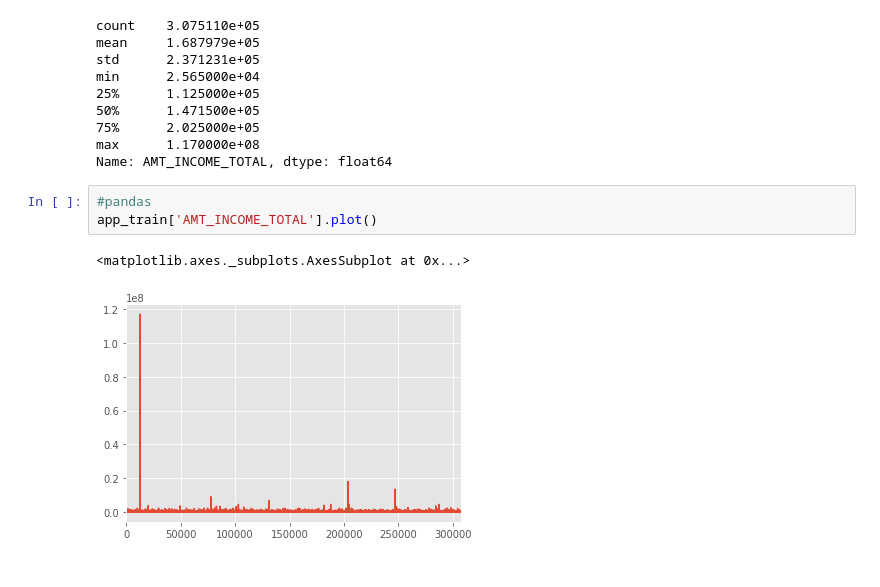
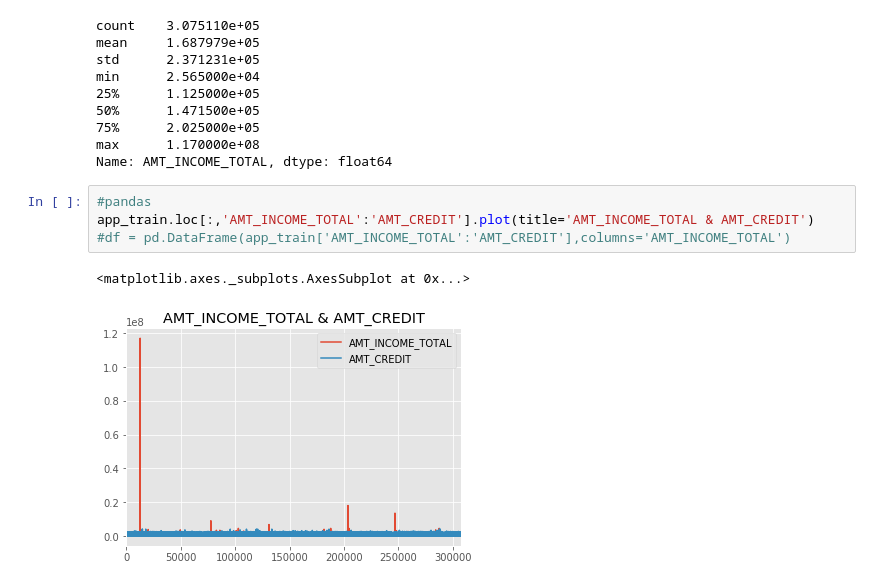
Before and after one commit to caseykcchang/2nd-ML100Days, a Jupyter notebook: homework/D5/Day_005_HW.ipynb, the cells around one changed output. Cells and saved outputs as stored; diff of their text form.

```diff
--- a/homework/D5/Day_005_HW.ipynb
+++ b/homework/D5/Day_005_HW.ipynb
@@ -96,9 +104,10 @@ min      2.565000e+04
 75%      2.025000e+05
 max      1.170000e+08
 Name: AMT_INCOME_TOTAL, dtype: float64
-# %%
-#pandas
-app_train['AMT_INCOME_TOTAL'].plot()
-# %% [output]
-<matplotlib.axes._subplots.AxesSubplot at 0x...>
-[figure, removed]
+# %%
+#pandas
+app_train.loc[:,'AMT_INCOME_TOTAL':'AMT_CREDIT'].plot(title='AMT_INCOME_TOTAL & AMT_CREDIT')
+#df = pd.DataFrame(app_train['AMT_INCOME_TOTAL':'AMT_CREDIT'],columns='AMT_INCOME_TOTAL')
+# %% [output]
+<matplotlib.axes._subplots.AxesSubplot at 0x...>
+[figure, added]
```
Also changed, not shown: parts of 4 cells of this notebook.
